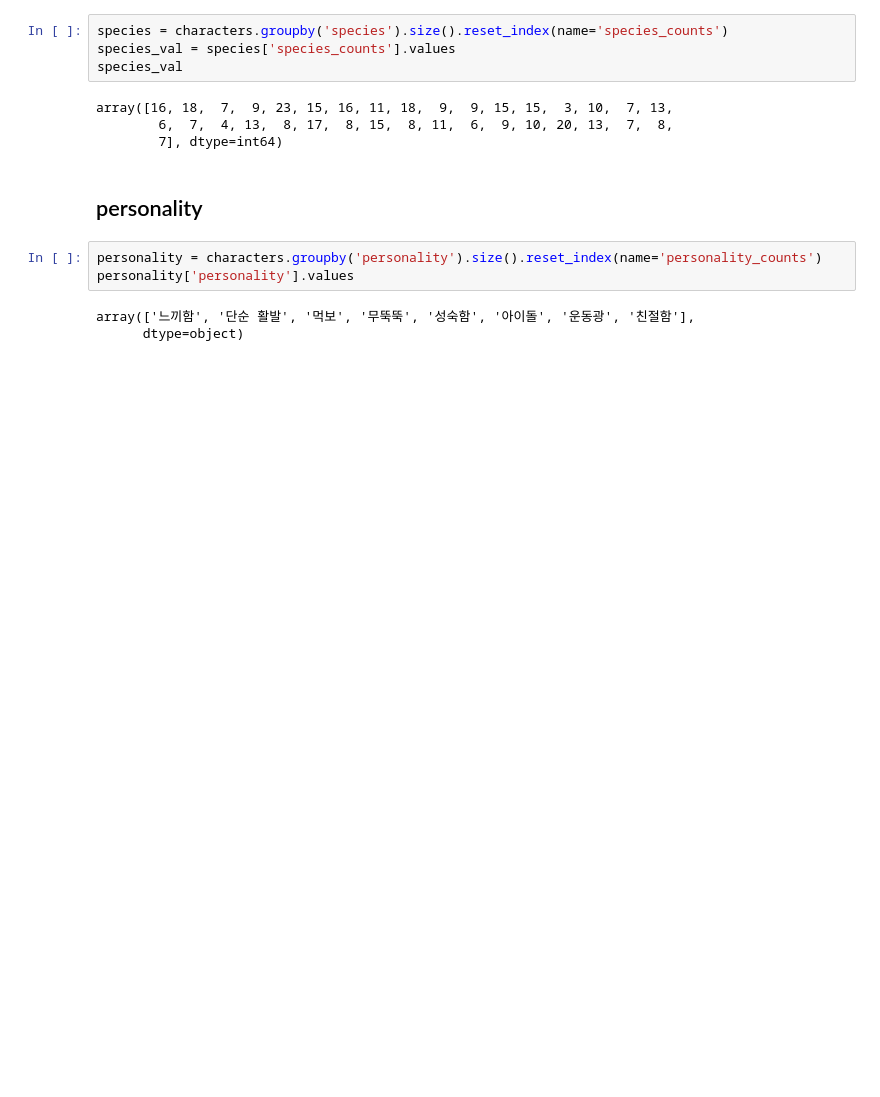
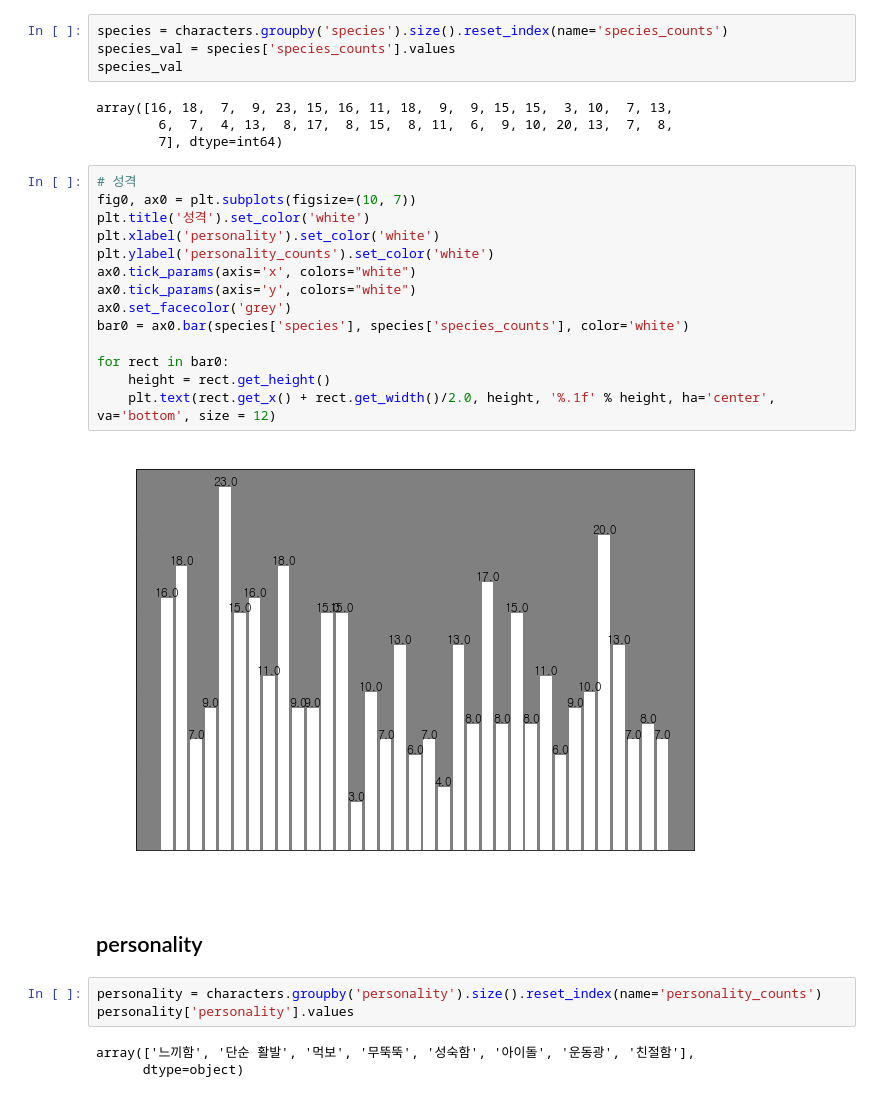
Before and after one commit to 200oki/200ok, a Jupyter notebook: da/da.ipynb, the cells around one changed output. Saved outputs shown, nothing was run; the diff lists cells and outputs as text; blank space fills up the shorter version.

Commit message:
feat: add species chart feat : 새로운 기능 추가 fix : 버그 수정 docs : 문서 수정 modify : 기능 수정 및 코드 수정 refact : 리팩토링

```diff
--- a/da/da.ipynb
+++ b/da/da.ipynb
@@ -37,6 +52,22 @@ species_val
 array([16, 18,  7,  9, 23, 15, 16, 11, 18,  9,  9, 15, 15,  3, 10,  7, 13,
         6,  7,  4, 13,  8, 17,  8, 15,  8, 11,  6,  9, 10, 20, 13,  7,  8,
         7], dtype=int64)
+# %%
+# 성격
+fig0, ax0 = plt.subplots(figsize=(10, 7))
+plt.title('성격').set_color('white')
+plt.xlabel('personality').set_color('white')
+plt.ylabel('personality_counts').set_color('white')
+ax0.tick_params(axis='x', colors="white")
+ax0.tick_params(axis='y', colors="white")
+ax0.set_facecolor('grey')
+bar0 = ax0.bar(species['species'], species['species_counts'], color='white')
+
+for rect in bar0:
+    height = rect.get_height()
+    plt.text(rect.get_x() + rect.get_width()/2.0, height, '%.1f' % height, ha='center', va='bottom', size = 12)
+# %% [output]
+[figure, added]
 # %% [markdown]
 ## personality
 # %%
```
Also changed, not shown: parts of 3 cells of this notebook.
